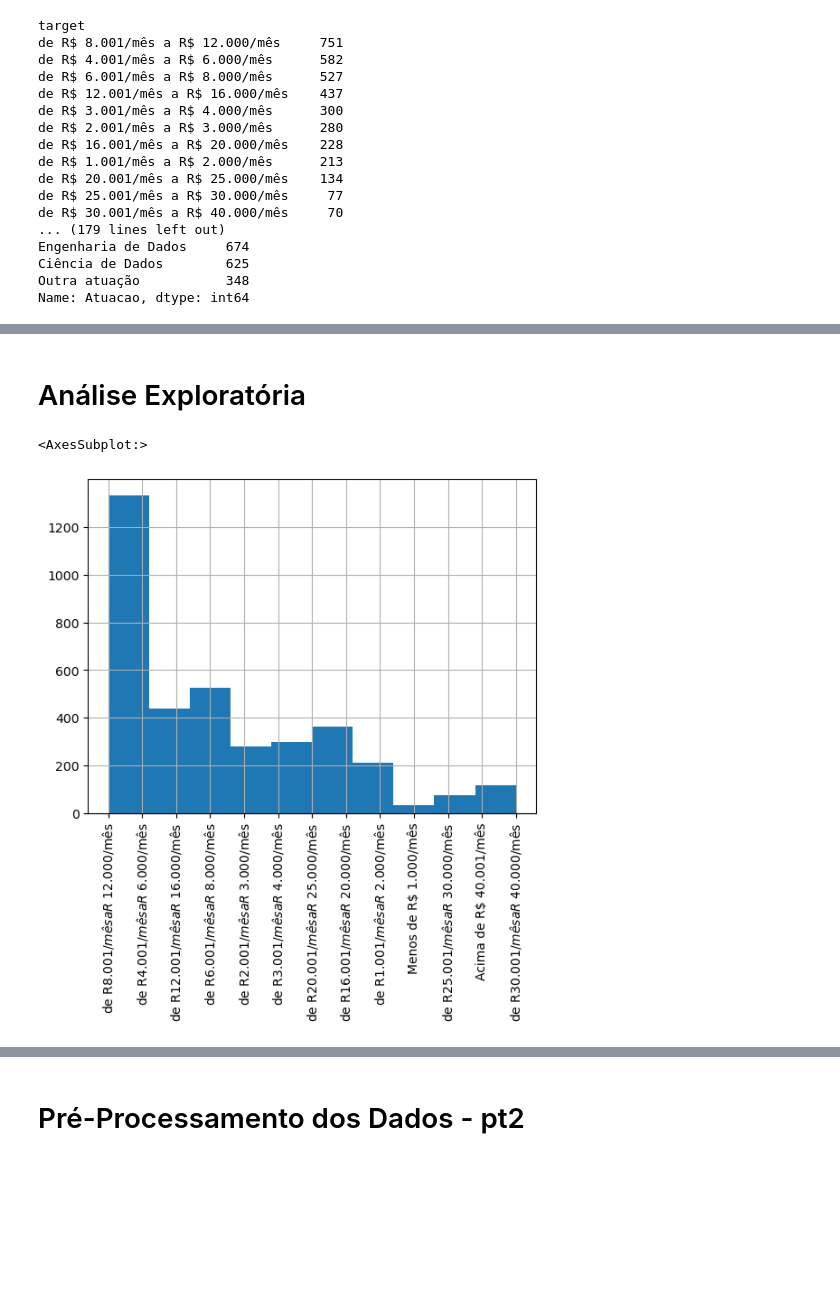
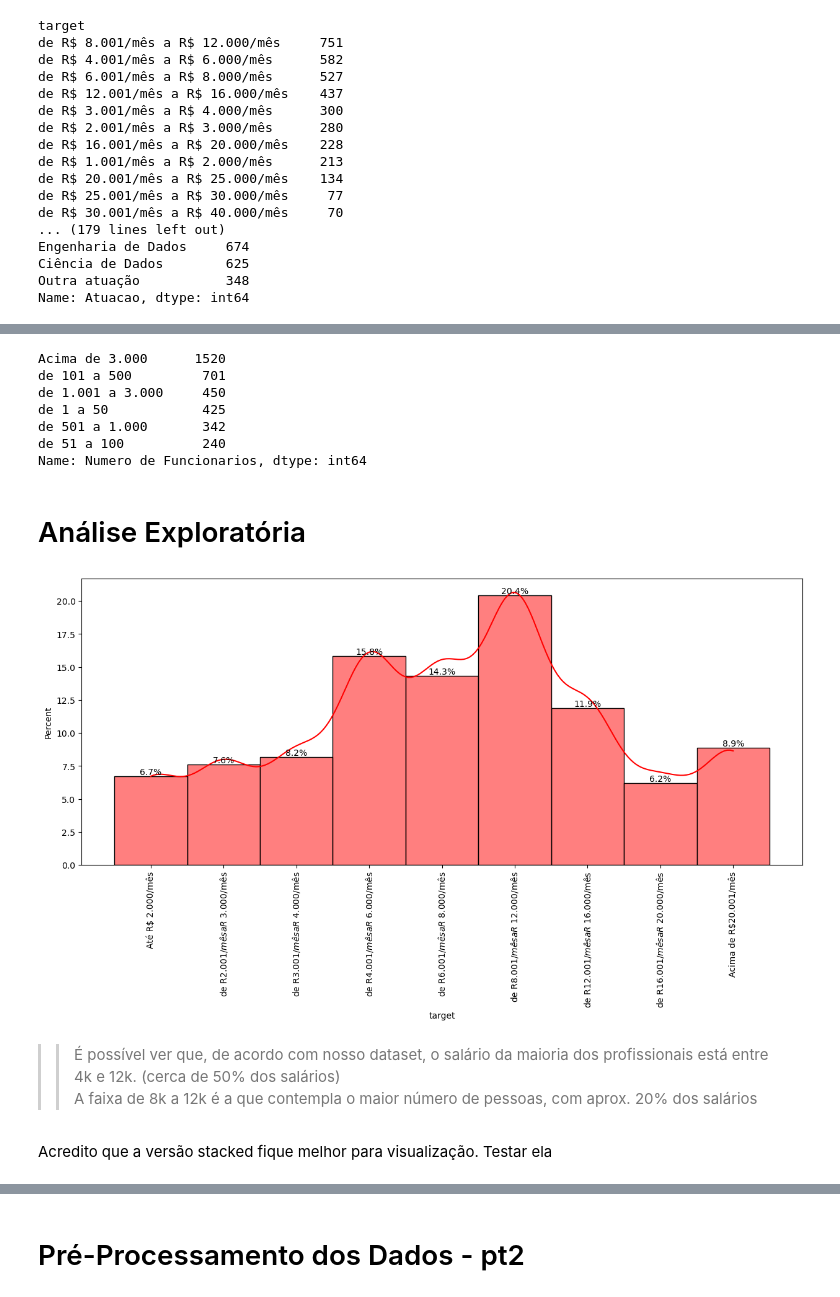
Before and after one commit to rafajovelho/TCC-MBA_USP, a Jupyter notebook: EDA_ML_State_of_data_2022.ipynb, the cells around one changed output, grey strips where cells are left out. Cells and saved outputs as stored; diff of their text form; code cells hidden in the pictures; blank space fills up the shorter version.

```diff
--- a/EDA_ML_State_of_data_2022.ipynb
+++ b/EDA_ML_State_of_data_2022.ipynb
@@ -484,0 +515,2 @@ Name: Atuacao, dtype: int64
+# %%
+df_filtered3['target'] = df_filtered3['target'].replace(to_replace=['de R$ 1.001/mês a R$ 2.000/mês', 'de R$ 20.001/mês a R$ 25.000/mês'], value = ['Até R$ 2.000/mês', 'Acima de R$20.001/mês'])
@@ -485,7 +546,54 @@ Name: Atuacao, dtype: int64
+# %%
+df_filtered3['Numero de Funcionarios'] = df_filtered3['Numero de Funcionarios'].replace(to_replace=['de 1 a 5', 'de 6 a 10', 'de 11 a 50'], value = ['de 1 a 50', 'de 1 a 50','de 1 a 50'])
+# %%
+df_filtered3['Numero de Funcionarios'].value_counts()
+# %% [output]
+Acima de 3.000      1520
+de 101 a 500         701
+de 1.001 a 3.000     450
+de 1 a 50            425
+de 501 a 1.000       342
+de 51 a 100          240
+Name: Numero de Funcionarios, dtype: int64
 # %% [markdown]
 # Análise Exploratória
-# %%
-df_filtered3.target.hist(grid = True, xrot = 90)
-# %% [output]
-<AxesSubplot:>
-[figure, removed]
+# %%
+# Renomeando novamente o dataframe para ficar mais fácil a escrita do código
+df = df_filtered3.copy()
+# %%
+# Transformando a coluna target em uma categoria ordenada
+order = [ # ordem dos valores do eixo x
+    "Até R$ 2.000/mês",
+    "de R$ 2.001/mês a R$ 3.000/mês",
+    "de R$ 3.001/mês a R$ 4.000/mês",
+    "de R$ 4.001/mês a R$ 6.000/mês",
+    "de R$ 6.001/mês a R$ 8.000/mês",
+    "de R$ 8.001/mês a R$ 12.000/mês",
+    "de R$ 12.001/mês a R$ 16.000/mês",
+    "de R$ 16.001/mês a R$ 20.000/mês",
+    "Acima de R$20.001/mês"
+]
+df["target"] = pd.Categorical(df["target"], categories=order, ordered=True)
+# %%
+# Plot do hist de distribuição de salários de profissionais de Área de Dados
+plt.figure(figsize=(15, 6))
+ax = sns.histplot(data=df, x="target", bins=20, color='r', kde=True, stat='percent')
+
+# Adicionar as porcentagens acima das barras
+total = len(df)
+for p in ax.patches:
+    height = p.get_height()
+    percentage = f'{(height):.1f}%'
+    ax.annotate(percentage,
+                xy=(p.get_x() + p.get_width() / 2., height),
+                xytext=(0, 5),  # 5 points vertical offset
+                textcoords="offset points",
+                ha='center', va='center')
+
+plt.xticks(rotation=90)
+plt.show()
+# %% [output]
+[figure, added]
+# %% [markdown]
+>> É possível ver que, de acordo com nosso dataset, o salário da maioria dos profissionais está entre 4k e 12k. (cerca de 50% dos salários)
+A faixa de 8k a 12k é a que contempla o maior número de pessoas, com aprox. 20% dos salários
@@ -491,0 +641,2 @@ df_filtered3.target.hist(grid = True, xrot = 90)
+# %% [markdown]
+Acredito que a versão stacked fique melhor para visualização. Testar ela
```
Also changed, not shown: parts of 74 cells of this notebook.
